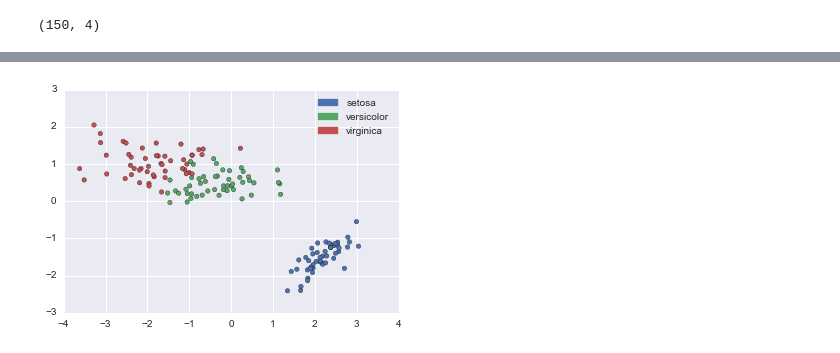
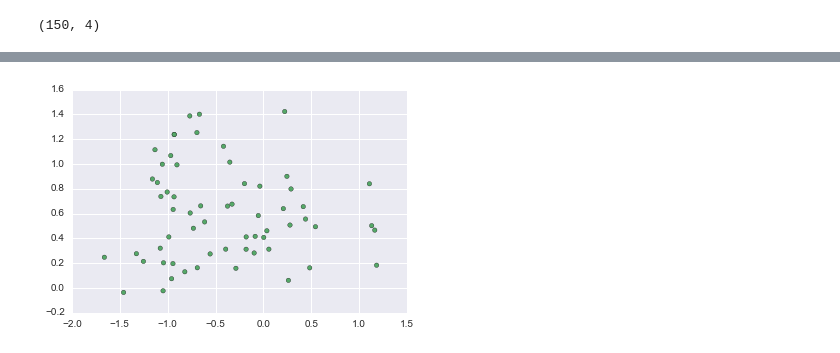
Before and after one commit to bog-sb/drug-use-va, a Jupyter notebook: index.ipynb, the cells around one changed output, grey strips where cells are left out. Saved outputs shown, nothing was run; the diff lists cells and outputs as text; code cells hidden in the pictures.

```diff
--- a/index.ipynb
+++ b/index.ipynb
@@ -49,17 +55,16 @@ def show_cluster(param, cluster_algo):
-# %%
-colors = sns.color_palette()
-
-iris_pred = KMeans(n_clusters=3, random_state = 102).fit_predict(data.data)
-mds = manifold.MDS(n_components=2, random_state=5)
-
-#fit the model and get the embedded coordinates
-pos = mds.fit(data.data).embedding_
-
-plt.scatter(pos[:, 0], pos[:, 1], s=20, c=[colors[i] for i in data.target])
-
-#create a legend since we just have one plot and not three fake the legend using patches
-patches = [ mpatches.Patch(color=colors[i], label=data.target_names[i]) for i in range(3) ]
-plt.legend(handles=patches)
-plt.legend()
-# %% [output]
-[figure, removed]
+# %%
+@interact(param=widgets.IntText(value=0))
+def show_detail_cluster(param):
+    detail_pos = []
+
+    iris_pred = state["clusters"]
+    #print(iris_pred)
+    for i in range(iris_pred.size):
+        if iris_pred[i] == param:
+            detail_pos.append(pos[i])
+
+    detail_pos = np.array(detail_pos)
+    #print(detail_pos)
+    plt.scatter(detail_pos[:, 0], detail_pos[:, 1], s=20, c=[colors[param] for i in range(100)])
+# %% [output]
+[figure, added]
```
Also changed, not shown: parts of 2 cells of this notebook.
